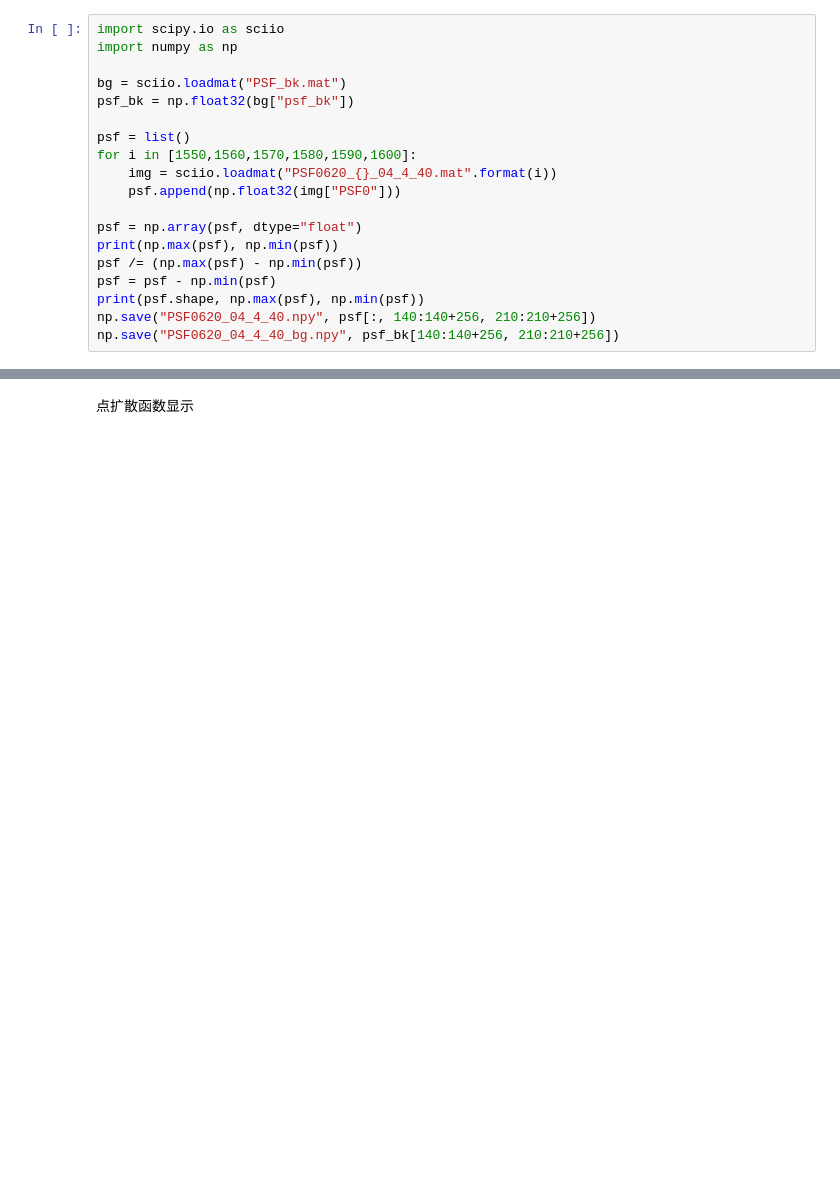
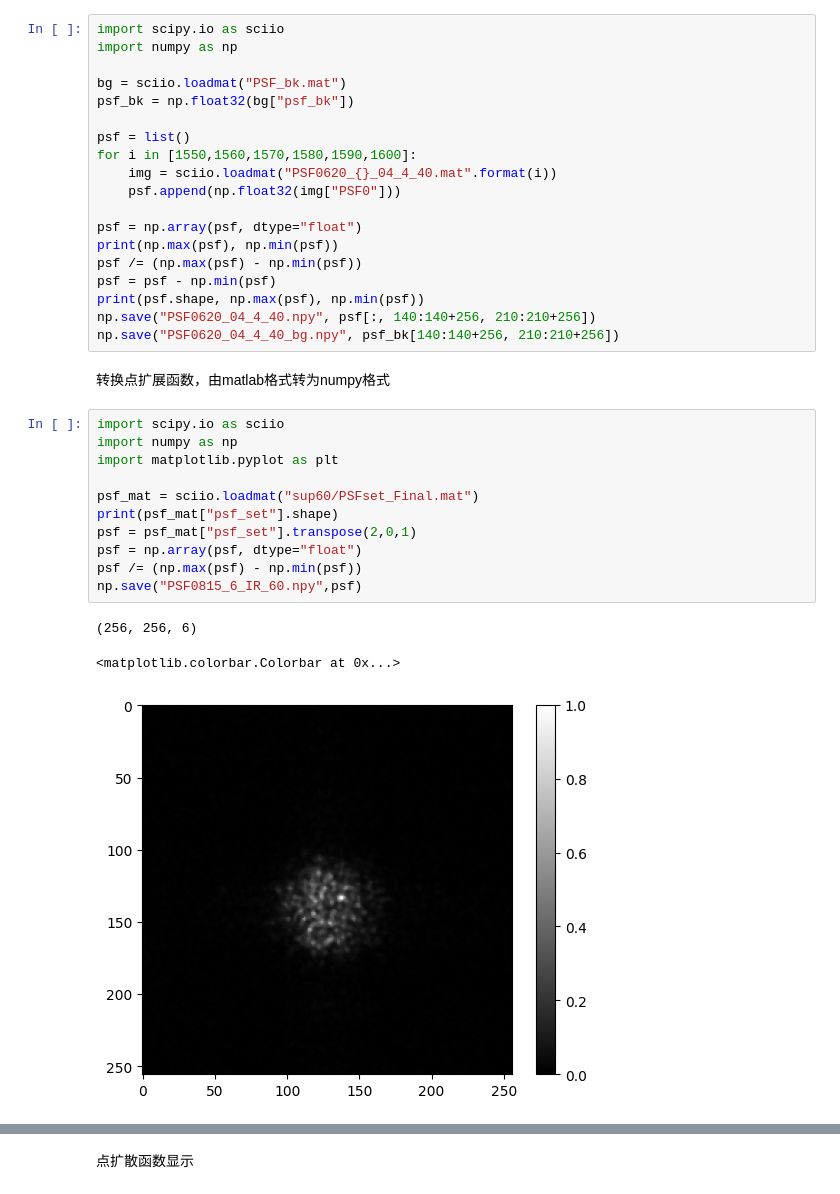
Before and after one commit to weinaike/CenterNet, a Jupyter notebook: data/test.ipynb, the cells around one changed output, grey strips where cells are left out. Saved outputs shown, nothing was run; the diff lists cells and outputs as text; blank space fills up the shorter version.

```diff
--- a/data/test.ipynb
+++ b/data/test.ipynb
@@ -17,6 +17,23 @@ psf = psf - np.min(psf)
 print(psf.shape, np.max(psf), np.min(psf))
 np.save("PSF0620_04_4_40.npy", psf[:, 140:140+256, 210:210+256])
 np.save("PSF0620_04_4_40_bg.npy", psf_bk[140:140+256, 210:210+256])
+# %% [markdown]
+转换点扩展函数，由matlab格式转为numpy格式
+# %%
+import scipy.io as sciio
+import numpy as np
+import matplotlib.pyplot as plt
+
+psf_mat = sciio.loadmat("sup60/PSFset_Final.mat")
+print(psf_mat["psf_set"].shape)
+psf = psf_mat["psf_set"].transpose(2,0,1)
+psf = np.array(psf, dtype="float")
+psf /= (np.max(psf) - np.min(psf))
+np.save("PSF0815_6_IR_60.npy",psf)
+# %% [output]
+(256, 256, 6)
+<matplotlib.colorbar.Colorbar at 0x...>
+[figure, added]
 # %%
 import matplotlib.pyplot as plt
 import numpy as np
```
Also changed, not shown: parts of 3 cells of this notebook, 5 other files.
